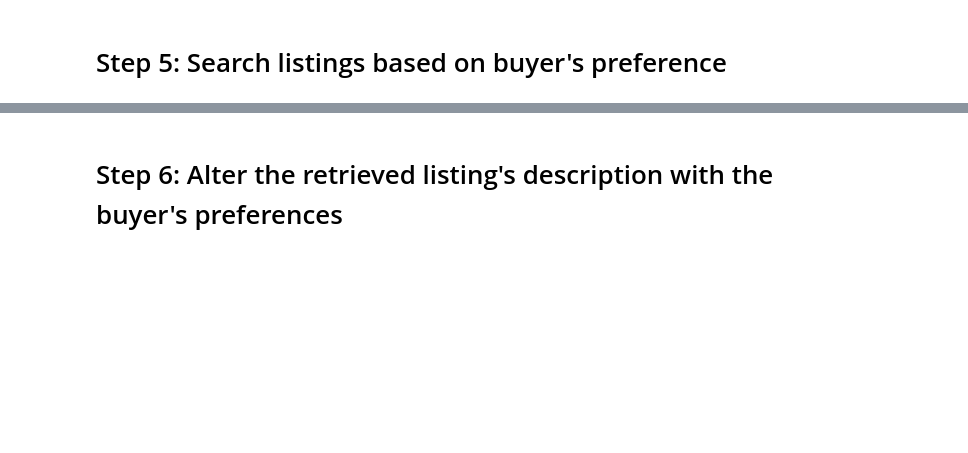
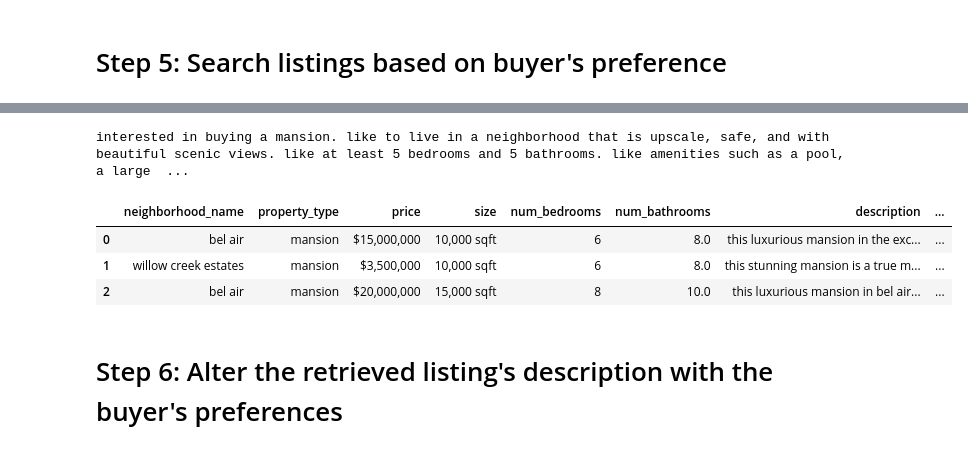
Before and after one commit to wcy41gtc/llm-personalized-real-estate-agent, a Jupyter notebook: AI-real-estate-agent.ipynb, the cells around one changed output, grey strips where cells are left out. Drawn from its saved outputs; the diff is of its cells as text; code cells hidden in the pictures; blank space fills up the shorter version.

```diff
--- a/AI-real-estate-agent.ipynb
+++ b/AI-real-estate-agent.ipynb
@@ -308,2 +321,13 @@ for i in range(num_of_samples):
+# %%
+# test a high net value buyer
+print(buyer_preference_df.iloc[1]['cleaned_buyer_preference'])
+query = buyer_preference_df.iloc[1]['embeddings']
+table.search(query).limit(3).to_pandas()
+# %% [output]
+interested in buying a mansion. like to live in a neighborhood that is upscale, safe, and with beautiful scenic views. like at least 5 bedrooms and 5 bathrooms. like amenities such as a pool, a large  ...
+|  | neighborhood_name | property_type | price | size | num_bedrooms | num_bathrooms | description | ... |
+| 0 | bel air | mansion | $15,000,000 | 10,000 sqft | 6 | 8.0 | this luxurious mansion in the exc... | ... |
+| 1 | willow creek estates | mansion | $3,500,000 | 10,000 sqft | 6 | 8.0 | this stunning mansion is a true m... | ... |
+| 2 | bel air | mansion | $20,000,000 | 15,000 sqft | 8 | 10.0 | this luxurious mansion in bel air... | ... |
 # %% [markdown]
 # Step 6: Alter the retrieved listing's description with the buyer's preferences
```
Also changed, not shown: parts of 2 cells of this notebook, 1 other file.
